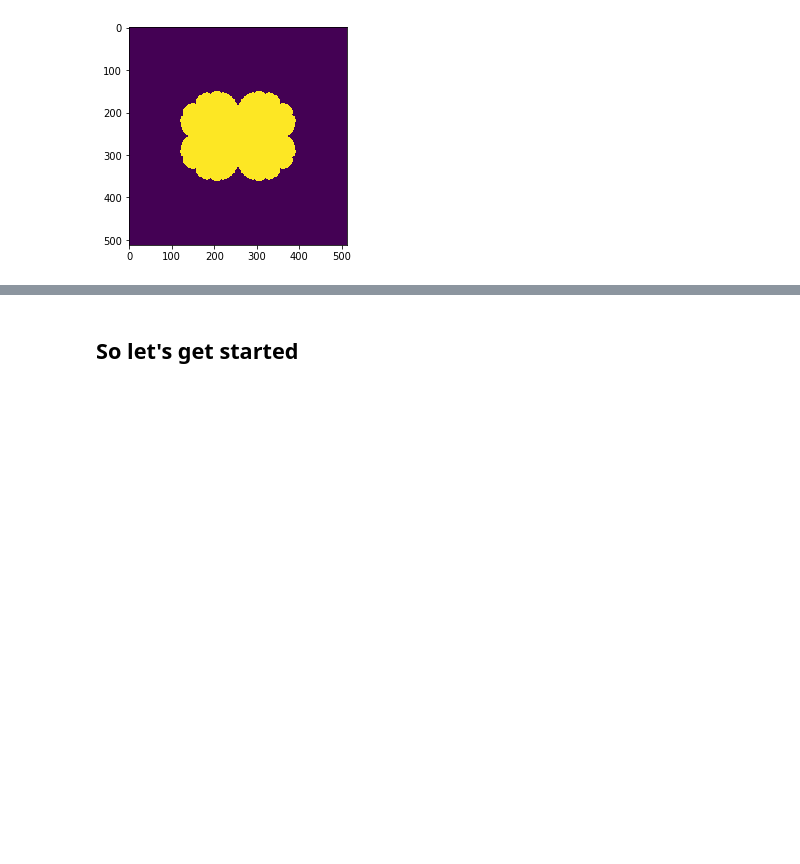
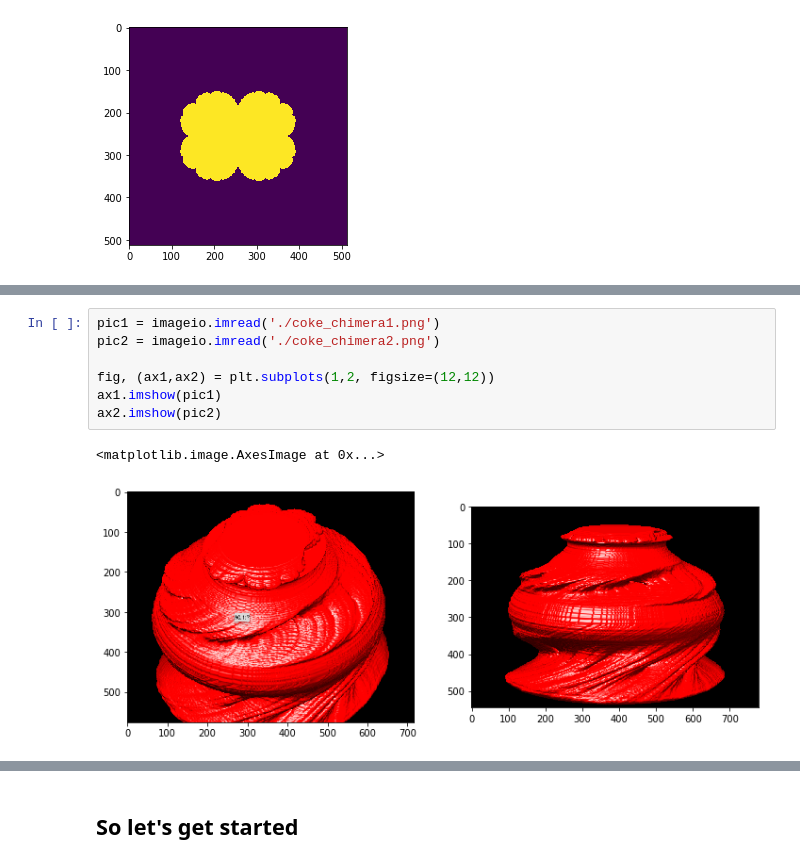
Before and after one commit to macbuse/Mandelbrottle, a Jupyter notebook: mandelbrotlle_coke.ipynb, the cells around one changed output, grey strips where cells are left out. Drawn from its saved outputs; the diff is of its cells as text; blank space fills up the shorter version.

```diff
--- a/mandelbrotlle_coke.ipynb
+++ b/mandelbrotlle_coke.ipynb
@@ -47,0 +44,10 @@ plt.imshow(julia(.25))
+# %%
+pic1 = imageio.imread('./coke_chimera1.png')
+pic2 = imageio.imread('./coke_chimera2.png')
+
+fig, (ax1,ax2) = plt.subplots(1,2, figsize=(12,12))
+ax1.imshow(pic1)
+ax2.imshow(pic2)
+# %% [output]
+<matplotlib.image.AxesImage at 0x...>
+[figure, added]
```
Also changed, not shown: parts of 7 cells of this notebook.
